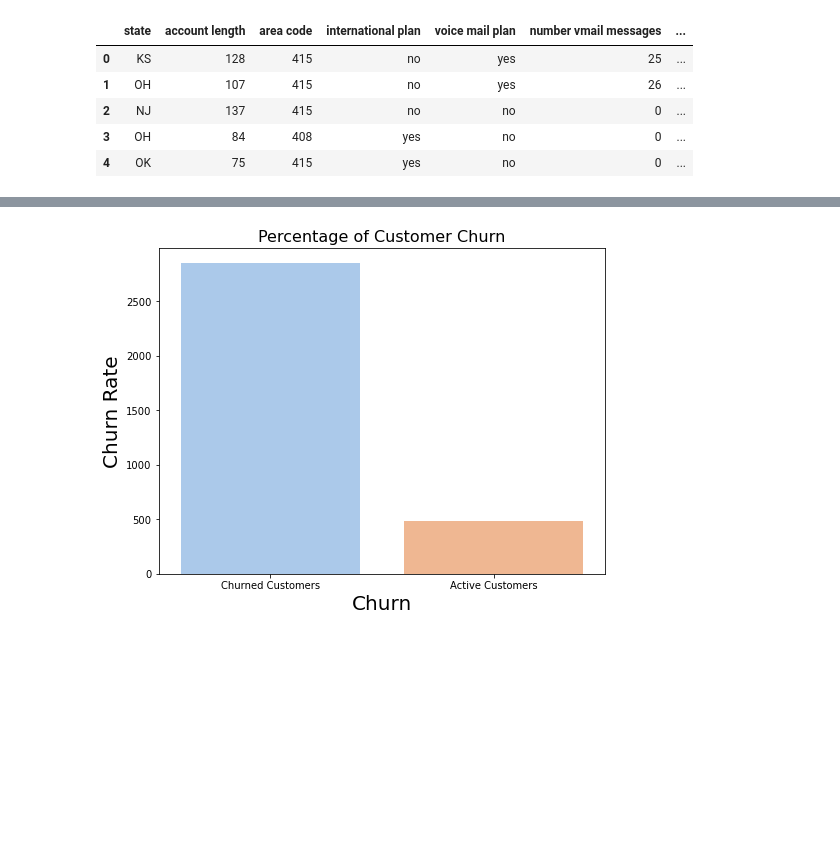
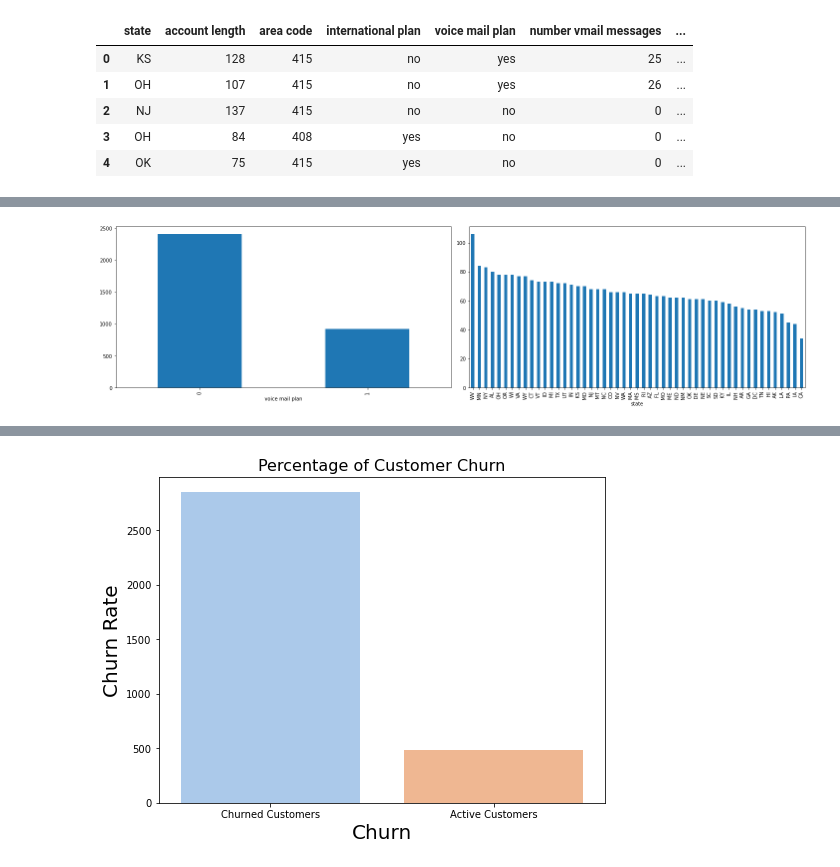
Before and after one commit to paulineKiarie/phase-3-project, a Jupyter notebook: student.ipynb, the cells around one changed output, grey strips where cells are left out. Saved outputs shown, nothing was run; the diff lists cells and outputs as text; code cells hidden in the pictures; blank space fills up the shorter version.

```diff
--- a/student.ipynb
+++ b/student.ipynb
@@ -220,3 +210,14 @@ plt.bar(x = data["churn"], height=data["total eve calls"])
 # %%
 #Transform the voicemail column to binary values for easy coding
 data['voice mail plan'] = data['voice mail plan'].map({'yes': 1, 'no': 0})
+# %%
+categorical_vars=data[['voice mail plan','state']]
+plt.figure(figsize=(20, 10))
+for i, feature in enumerate(categorical_vars, 1):
+    plt.subplot(2, 2, i)
+    data[feature].value_counts().plot(kind='bar')
+    plt.xlabel(feature)
+plt.tight_layout()
+plt.show()
+# %% [output]
+[figure, added]
```
Also changed, not shown: parts of 72 cells of this notebook, 1 other file.
